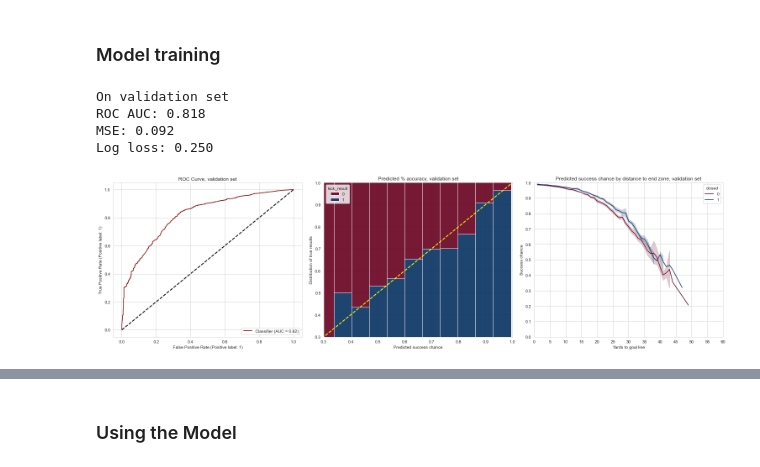
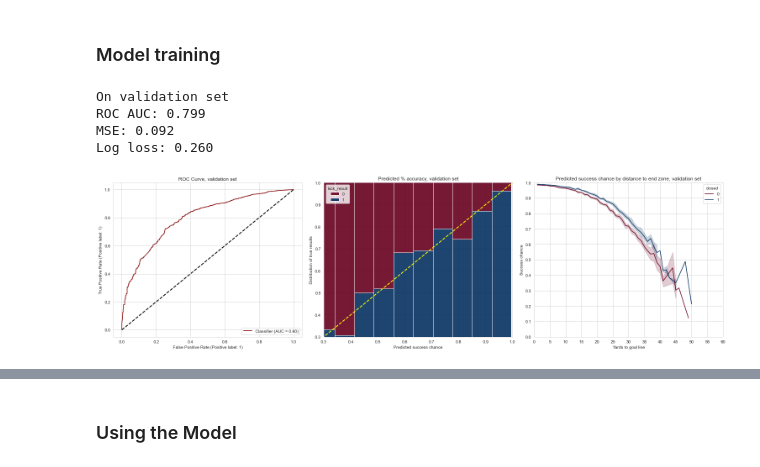
Before and after one commit to epaunonen/nflmodels, a Jupyter notebook: notebooks/nfl_predictions.ipynb, the cells around one changed output, grey strips where cells are left out. Drawn from its saved outputs; the diff is of its cells as text; code cells hidden in the pictures.

Commit message:
Work on model implementations

```diff
--- a/notebooks/nfl_predictions.ipynb
+++ b/notebooks/nfl_predictions.ipynb
@@ -183,49 +187,17 @@ X_train, X_val, y_train, y_val = train_test_split(X, y, test_size=0.3)
 X_val, X_test, y_val, y_test = train_test_split(X_val, y_val, test_size=0.5)
 # %% [markdown]
 ### Model training
-# %%
-clf, y_pred, y_pred_proba = create_field_goal_predictor(X_train, y_train, X_val, y_val, print_val_metrics=True)
-
-# =-=-=-=-= Plot metrics: =-=-=-=-=
-fig, ax = plt.subplots(1, 3, figsize=(21,6))
-
-# 1. ROC curve
-RocCurveDisplay.from_predictions(y_val, y_pred_proba[:,1], ax=ax[0], color='maroon')
-ax[0].set_title('ROC Curve, validation set')
-ax[0].plot([0,1], [0,1], color='black', linestyle='--', linewidth=2)
-
-# 2. Accuracy of predicted probabilities
-# For predicted success %, what portion of attempts were actually successful
-# Yellow line decipts optimal performance where the predicted success chance matches the proportion of successful attempts
-sns.histplot(x=y_pred_proba[:,1], hue=y_val, ax=ax[1], multiple='fill', stat='probability', palette='RdBu', hue_norm=(0,1), bins=12, alpha=0.9)
-ax[1].plot([0,1], [0,1], color='yellow', linestyle='--', linewidth=2)
-ax[1].set_xlim(0.3, 1)
-ax[1].set_ylim(0.3, 1)
-ax[1].set_xlabel('Predicted success chance')
-ax[1].set_ylabel('Distribution of true results')
-ax[1].set_title('Predicted % accuracy, validation set')
-
-# 3. Predicted success by distance to end zone, validation set
-sns.lineplot(data=X_val, x='yardline_100', y=y_pred_proba[:,1], ax=ax[2], palette='RdBu', hue_norm=(0,1), #legend=None,
-             #hue=X_val[[item for item in list(clf.feature_names_in_) if item.startswith('kicker_player_name_')]].idxmax(axis=1).str.split('_').str[-1]
-             hue='closed'
-             )
-ax[2].set_ylabel('Success chance')
-ax[2].set_xlabel('Yards to goal line')
-ax[2].set_ylim(0,1)
-ax[2].set_yticks([0, 0.1, 0.2, 0.3, 0.4, 0.5, 0.6, 0.7, 0.8, 0.9, 1])
-ax[2].set_xlim(0, 60)
-ax[2].set_xticks([0, 5, 10, 15, 20, 25, 30, 35, 40, 45, 50, 55, 60])
-ax[2].set_title('Predicted success chance by distance to end zone, validation set')
-
-plt.tight_layout()
-plt.show()
-# %% [output]
-On validation set
-ROC AUC: 0.818
-MSE: 0.092
-Log loss: 0.250
-[figure, removed]
+# %%
+model = FieldGoalModel()
+model.fit(X_train, y_train)
+y_pred, y_pred_proba = model.validate(X_val, y_val)
+plot_validation_field_goal_model(X_val, y_val, y_pred, y_pred_proba)
+# %% [output]
+On validation set
+ROC AUC: 0.799
+MSE: 0.092
+Log loss: 0.260
+[figure, added]
 # %%
 # 1. Retrain using train + val
 # 2. Test on test set
```
Also changed, not shown: parts of 16 cells of this notebook, 4 other files.
